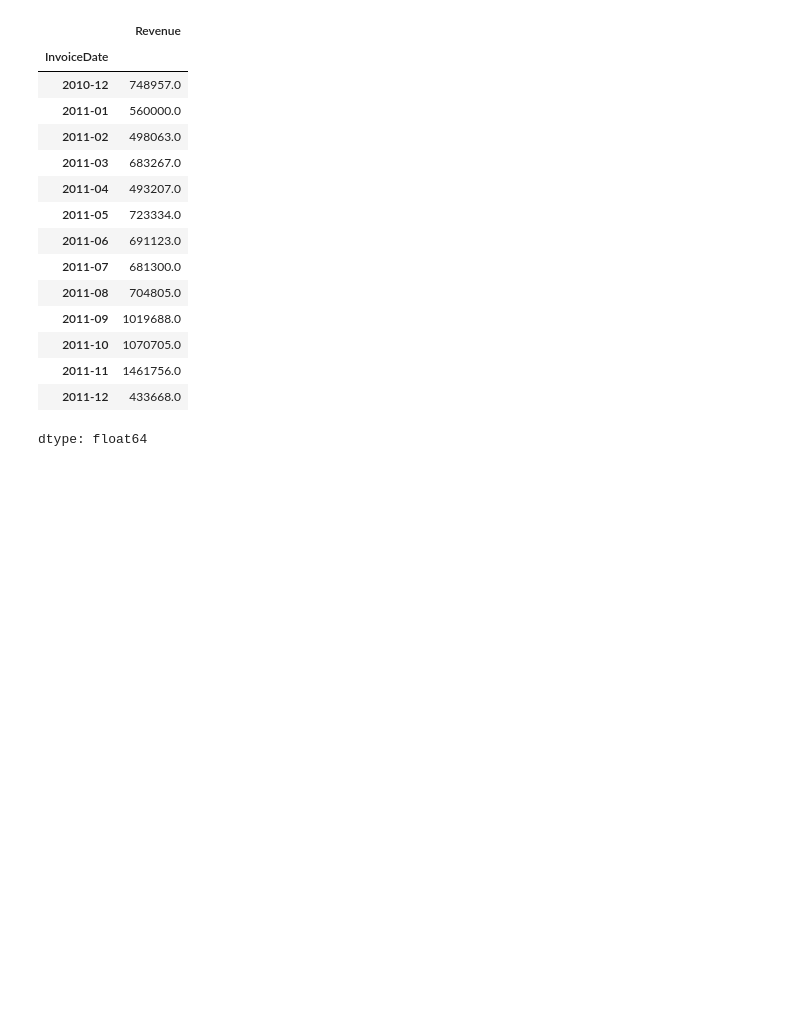
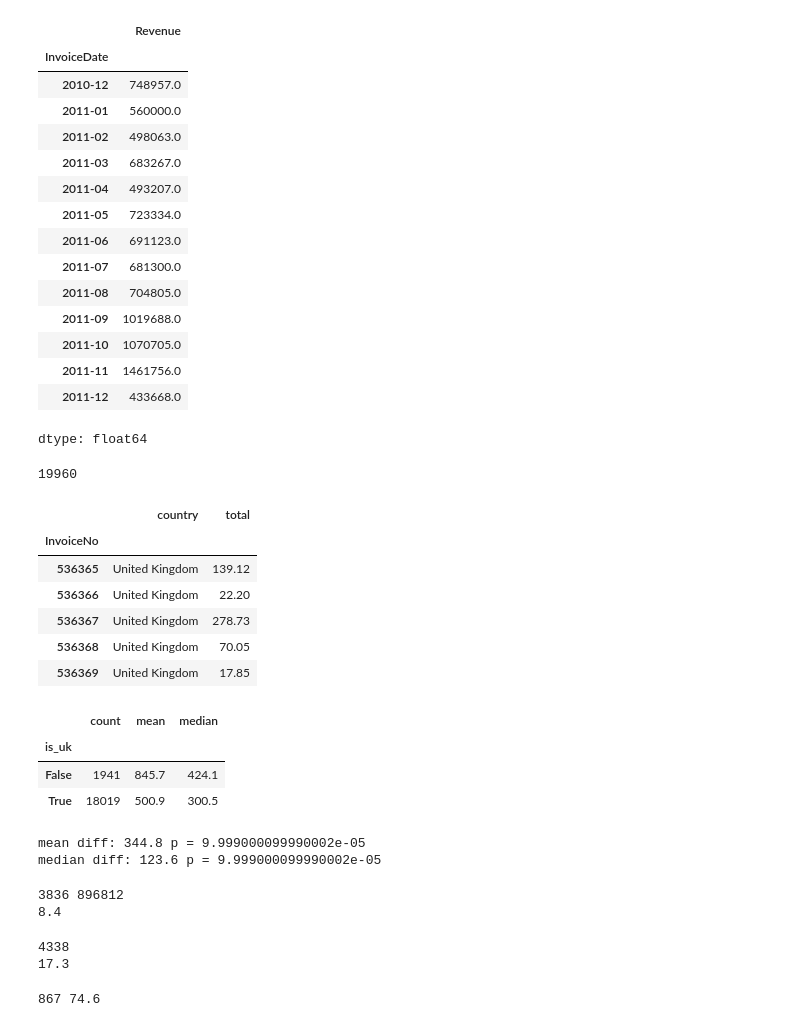
Before and after one commit to Bilal-data/online-retail-analysis, a Jupyter notebook: online_retail_analysis.ipynb, the cells around one changed output. Cells and saved outputs as stored; diff of their text form; code cells hidden in the pictures; blank space fills up the shorter version.

Commit message:
Add invoice test, cancellations and customers

```diff
--- a/online_retail_analysis.ipynb
+++ b/online_retail_analysis.ipynb
@@ -176,3 +176,72 @@ monthly_net
 | 2011-11 | 1461756.0 |
 | 2011-12 | 433668.0 |
 dtype: float64
+# %%
+inv = sales.groupby("InvoiceNo").agg(country=("Country", "first"), total=("Revenue", "sum"))
+print(len(inv))
+inv.head()
+# %% [output]
+19960
+|  | country | total |
+| InvoiceNo |  |  |
+| 536365 | United Kingdom | 139.12 |
+| 536366 | United Kingdom | 22.20 |
+| 536367 | United Kingdom | 278.73 |
+| 536368 | United Kingdom | 70.05 |
+| 536369 | United Kingdom | 17.85 |
+# %%
+inv["is_uk"] = inv["country"] == "United Kingdom"
+inv.groupby("is_uk")["total"].agg(["count", "mean", "median"]).round(1)
+# %% [output]
+|  | count | mean | median |
+| is_uk |  |  |  |
+| False | 1941 | 845.7 | 424.1 |
+| True | 18019 | 500.9 | 300.5 |
+# %%
+import numpy as np
+
+vals = inv["total"].to_numpy()
+is_uk = inv["is_uk"].to_numpy()
+k = (~is_uk).sum()  # عدد فواتير باقي الدول
+
+obs_mean = vals[~is_uk].mean() - vals[is_uk].mean()
+obs_med = np.median(vals[~is_uk]) - np.median(vals[is_uk])
+
+rng = np.random.default_rng(42)
+sim_mean = np.empty(10_000)
+sim_med = np.empty(10_000)
+for i in range(10_000):
+    pick = rng.choice(len(vals), size=k, replace=False)
+    mask = np.zeros(len(vals), dtype=bool)
+    mask[pick] = True
+    sim_mean[i] = vals[mask].mean() - vals[~mask].mean()
+    sim_med[i] = np.median(vals[mask]) - np.median(vals[~mask])
+
+p_mean = (np.sum(np.abs(sim_mean) >= abs(obs_mean)) + 1) / 10_001
+p_med = (np.sum(np.abs(sim_med) >= abs(obs_med)) + 1) / 10_001
+print("mean diff:", round(obs_mean, 1), "p =", p_mean)
+print("median diff:", round(obs_med, 1), "p =", p_med)
+# %% [output]
+mean diff: 344.8 p = 9.999000099990002e-05
+median diff: 123.6 p = 9.999000099990002e-05
+# %%
+canc = df[df["InvoiceNo"].astype(str).str.startswith("C")].copy()
+canc["Value"] = -canc["Quantity"] * canc["UnitPrice"]
+print(canc["InvoiceNo"].nunique(), round(canc["Value"].sum()))
+print(round(canc["Value"].sum() / sales["Revenue"].sum() * 100, 1))
+# %% [output]
+3836 896812
+8.4
+# %%
+known = sales[sales["CustomerID"].notna()]
+cust = known.groupby("CustomerID")["Revenue"].sum().sort_values(ascending=False)
+print(len(cust))
+print(round(cust.head(10).sum() / cust.sum() * 100, 1))
+# %% [output]
+4338
+17.3
+# %%
+n20 = int(len(cust) * 0.2)
+print(n20, round(cust.head(n20).sum() / cust.sum() * 100, 1))
+# %% [output]
+867 74.6
```
Also changed, not shown: parts of 2 cells of this notebook.
